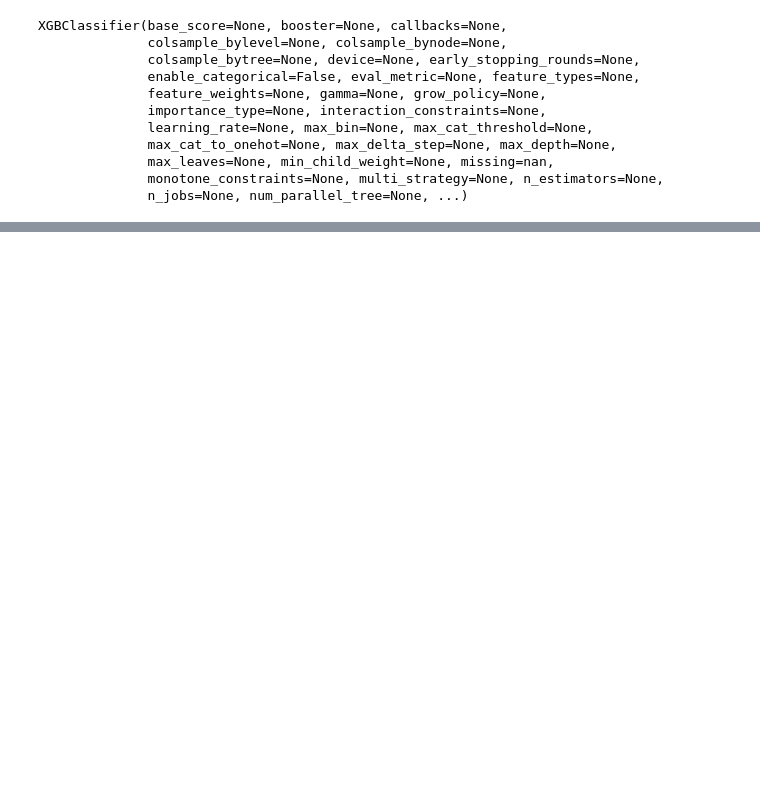
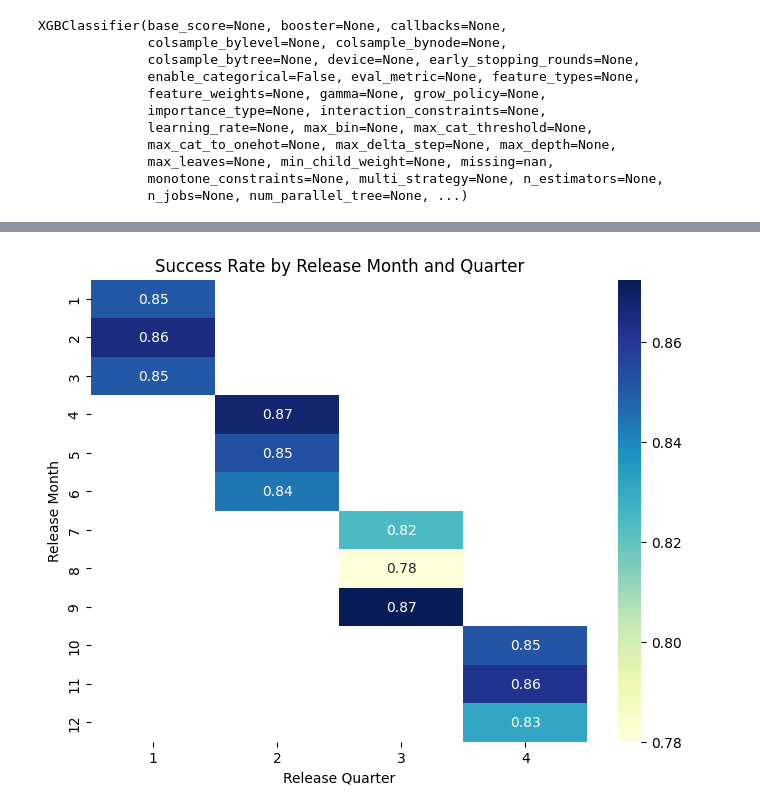
Before and after one commit to ApurvaKondekar2004/-SmartFlix-, a Jupyter notebook: 02.Optimal Release Time.ipynb, the cells around one changed output, grey strips where cells are left out. Drawn from its saved outputs; the diff is of its cells as text; code cells hidden in the pictures; blank space fills up the shorter version.

```diff
--- a/02.Optimal Release Time.ipynb
+++ b/02.Optimal Release Time.ipynb
@@ -360,0 +409,12 @@ weighted avg       0.64      0.68      0.64      1438
+# %%
+# Create a pivot table for heatmap
+pivot = df.pivot_table(index='release_month', columns='release_quarter', values='result', aggfunc='mean')
+
+plt.figure(figsize=(8,6))
+sns.heatmap(pivot, annot=True, cmap='YlGnBu', fmt=".2f")
+plt.title('Success Rate by Release Month and Quarter')
+plt.xlabel('Release Quarter')
+plt.ylabel('Release Month')
+plt.show()
+# %% [output]
+[figure, added]
```
Also changed, not shown: parts of 11 cells of this notebook.
